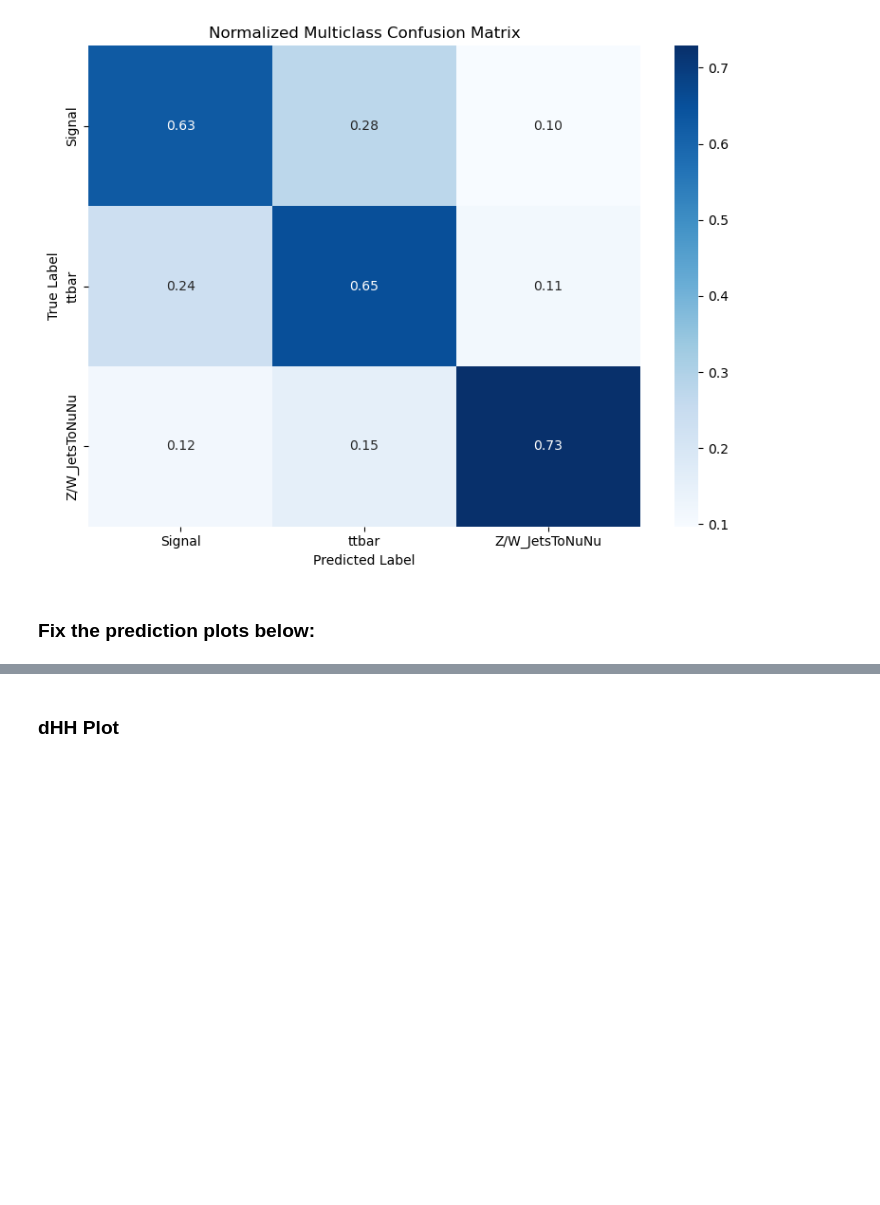
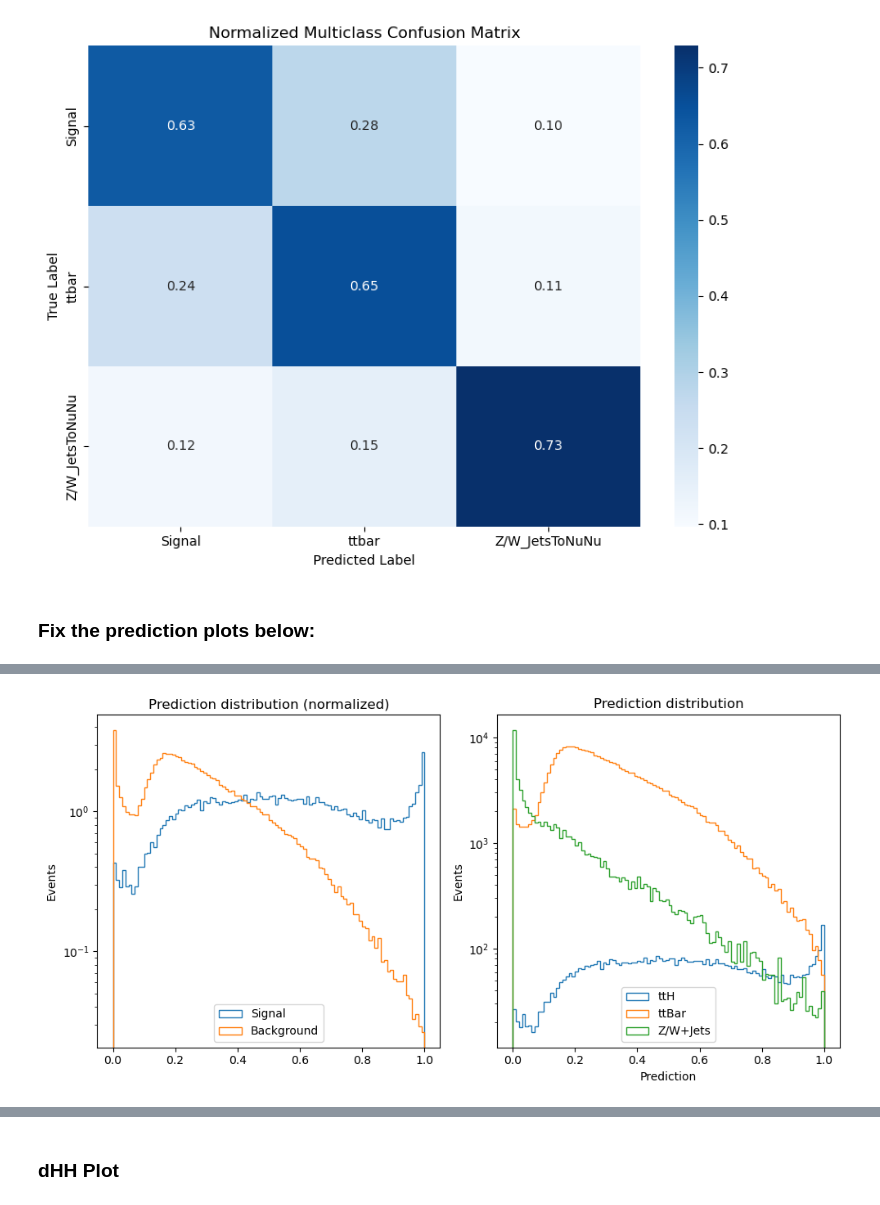
Before and after one commit to rabmc24/msci_project, a Jupyter notebook: transformer_renewed/bristol-tth-transformer-msc_project/notebooks/training_multiclassification.ipynb, the cells around one changed output, grey strips where cells are left out. Saved outputs shown, nothing was run; the diff lists cells and outputs as text; code cells hidden in the pictures; blank space fills up the shorter version.

Commit message:
fixed prediction distributions

```diff
--- a/transformer_renewed/bristol-tth-transformer-msc_project/notebooks/training_multiclassification.ipynb
+++ b/transformer_renewed/bristol-tth-transformer-msc_project/notebooks/training_multiclassification.ipynb
@@ -569,7 +565,7 @@ Predictions shape: torch.Size([399567, 4])
 ## Testing model performance on validation set ##
 preds = trainer.predict(model=model, dataloaders=valid_loader)
 preds = torch.cat(preds, dim=0)
-probs = F.softmax(preds, dim=1)  # Convert to probabilities
+#probs = F.softmax(preds, dim=1)  # Convert to probabilities
 
 # Get data
 inputs, labels, weights, mask, event = valid_dataset.tensors
@@ -808,0 +758,57 @@ Weights shape: (399567,)
+# %%
+import numpy as np
+import matplotlib.pyplot as plt
+
+# Convert tensors to numpy arrays
+labels_np = labels.detach().cpu().numpy().flatten()              # shape (N,)
+weights_np = val_weight_nominal.detach().cpu().numpy().flatten()  # shape (N,)
+
+# Keep the probabilities as a 2D array (shape: [N, num_classes])
+probs_np = probs.detach().cpu().numpy()
+
+# Extract only the ttH column (class 0)
+ttH_probs = probs_np[:, 0]
+
+# Create binary labels: 1 for signal (ttH, when original label==0), 0 for background (label>0)
+binary_labels = np.where(labels_np == 0, 1, 0)
+
+# Create a figure with two subplots
+fig, axes = plt.subplots(nrows=1, ncols=2, figsize=(10, 5), sharex=True)
+
+# ---------------------------
+# First plot: Binary classification (normalized)
+# Using ttH_probs for events labeled as Signal vs. Background
+axes[0].hist(ttH_probs[binary_labels == 1], bins=100, range=(0, 1),
+             weights=(weights_np*2e6)[binary_labels == 1],
+             histtype='step', label='Signal', density=True)
+axes[0].hist(ttH_probs[binary_labels == 0], bins=100, range=(0, 1),
+             weights=(weights_np*2e6)[binary_labels == 0],
+             histtype='step', label='Background', density=True)
+axes[0].legend()
+axes[0].set_ylabel('Events')
+axes[0].set_yscale('log')
+axes[0].set_title('Prediction distribution (normalized)')
+
+# ---------------------------
+# Second plot: Multi-class (segmented by true labels, but only plotting ttH probabilities)
+# Here we plot ttH_probs for events with each true label.
+#NOTE: weights_np*2e6 is performed
+axes[1].hist(ttH_probs[labels_np == 0], bins=100, range=(0, 1),
+             weights=(weights_np*2e6)[labels_np == 0],
+             histtype='step', label='ttH')
+axes[1].hist(ttH_probs[labels_np == 1], bins=100, range=(0, 1),
+             weights=(weights_np*2e6)[labels_np == 1],
+             histtype='step', label='ttBar')
+axes[1].hist(ttH_probs[labels_np == 2], bins=100, range=(0, 1),
+             weights=(weights_np*2e6)[labels_np == 2],
+             histtype='step', label='Z/W+Jets')
+axes[1].legend(loc='lower center')
+axes[1].set_xlabel('Prediction')
+axes[1].set_ylabel('Events')
+axes[1].set_title('Prediction distribution')
+axes[1].set_yscale('log')
+
+plt.tight_layout()
+plt.show()
+# %% [output]
+[figure, added]
```
Also changed, not shown: parts of 11 cells of this notebook, 6 other files.
